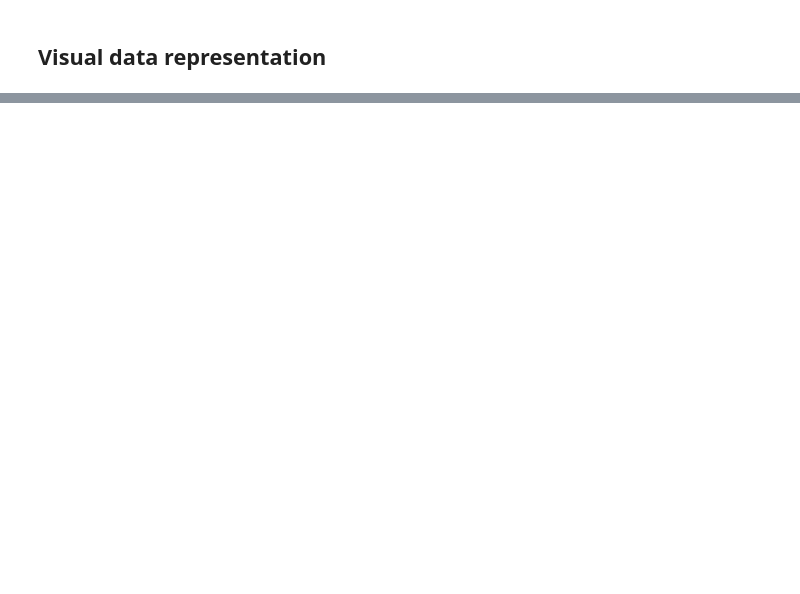
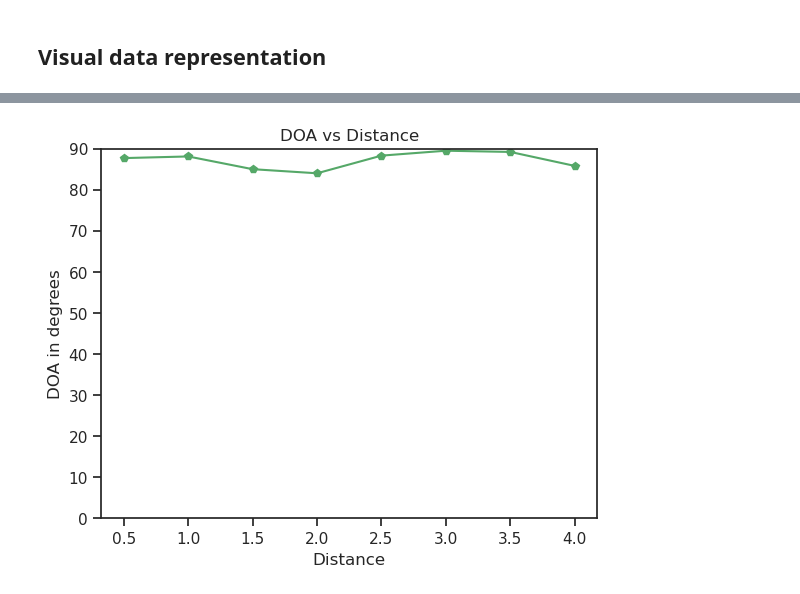
Before and after one commit to SemuBot/nizamov-thesis-2024-semubot-audiosystem, a Jupyter notebook: snr.ipynb, the cells around one changed output, grey strips where cells are left out. Drawn from its saved outputs; the diff is of its cells as text; code cells hidden in the pictures; blank space fills up the shorter version.

```diff
--- a/snr.ipynb
+++ b/snr.ipynb
@@ -100,0 +113,31 @@ distance_points = [0.5,1.0,1.5,2.0,2.5,3.0,3.5,4]
+# %%
+avg_doa = [87.7,88.1,85,84,88.3,89.5,89.2,85.8]
+
+plt.plot(distance_points, avg_doa, marker='p', linestyle='-', color='g')
+
+plt.xlabel('Distance')
+plt.ylabel('DOA in degrees')
+plt.title('DOA vs Distance')
+plt.ylim(0, 90)
+
+plt.show()
+
+#radial plot check
+#3d graph of either 0 to 90 angle with x for distance and y for distance and z for SNR
+#do the same thing for 4 channels from recording, can we even do it - try to get the raw data
+#Also measuring directly from one of four mics in the same way for either all channels combined or 4 channels separated.
+#try to measure with a sinewave
+#do more distance tests
+#what it uses for preprocessing? study.
+#echo test? -> different envorinments, try the rough envs
+#the reaction to multiple people talking?
+#run the sin wive from 20 to 20000 Hz (frequency sweep) -> frequency response check in comparison to the mic graph on the website
+
+#make an algorithm so that it would stick to one signal coming (so that the robot keep looking at you while others talking) -> for later
+
+
+#for later -> for male/female voice/estonian speech with an accent
+
+#DAW recording filterings? that's for later.
+# %% [output]
+[figure, added]
```
Also changed, not shown: parts of 20 cells of this notebook, 33 other files.
